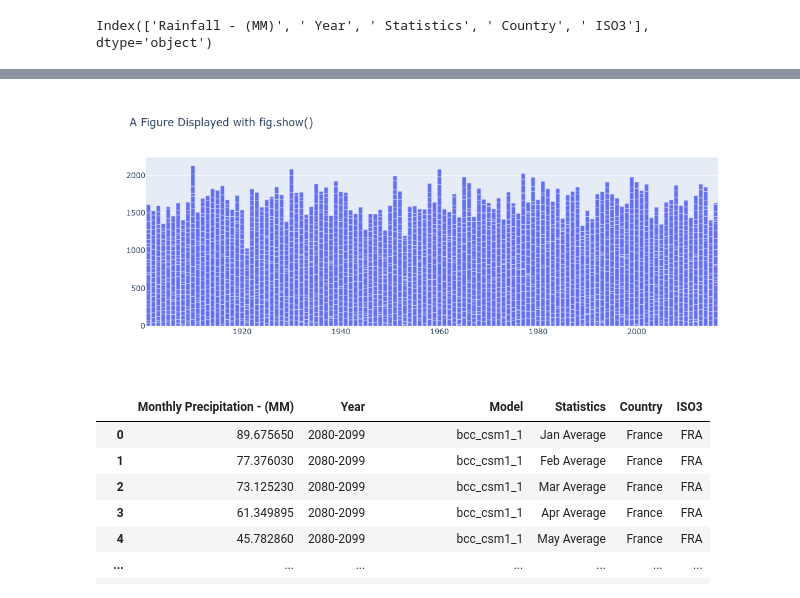
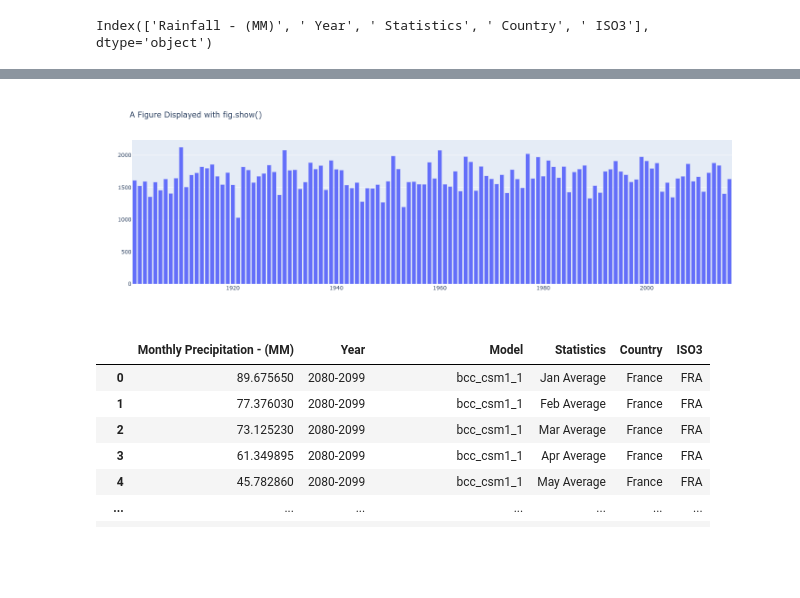
Before and after one commit to dataforgoodfr/batch8_worldbank, a Jupyter notebook: model_innondations/notebook/rain_France.ipynb, the cells around one changed output, grey strips where cells are left out. Cells and saved outputs as stored; diff of their text form; code cells hidden in the pictures; blank space fills up the shorter version.

Commit message:
Graph for github

```diff
--- a/model_innondations/notebook/rain_France.ipynb
+++ b/model_innondations/notebook/rain_France.ipynb
@@ -28,11 +32,13 @@ df.head()
 df.columns
 # %% [output]
 Index(['Rainfall - (MM)', ' Year', ' Statistics', ' Country', ' ISO3'], dtype='object')
+# %%
+df_rain_per_year = df.groupby([' Year']).sum()
 # %%
-
 fig = go.Figure(
-    data=[go.Bar(x=df[' Year'],y=df['Rainfall - (MM)'])],
+    data=[go.Bar(x=df_rain_per_year.index,y=df_rain_per_year['Rainfall - (MM)'])],
     layout_title_text="A Figure Displayed with fig.show()"
 )
-fig.show()
+fig.update_layout(autosize=True, width=1920, height=500) # For interactive plot
+fig.show(renderer="svg") # Static plot for GitHub
 # %% [output]
@@ -40,4 +45,4 @@ fig.show()
-[figure, old version]
+[figure, new version]
 # %%
 df_futur = pd.read_csv('/media/NAS-Divers/dev/datasets/WorldBank/precipitation/projection_2080_2099_FRA_France.csv')
 df_futur
```
Also changed, not shown: parts of 3 cells of this notebook.
